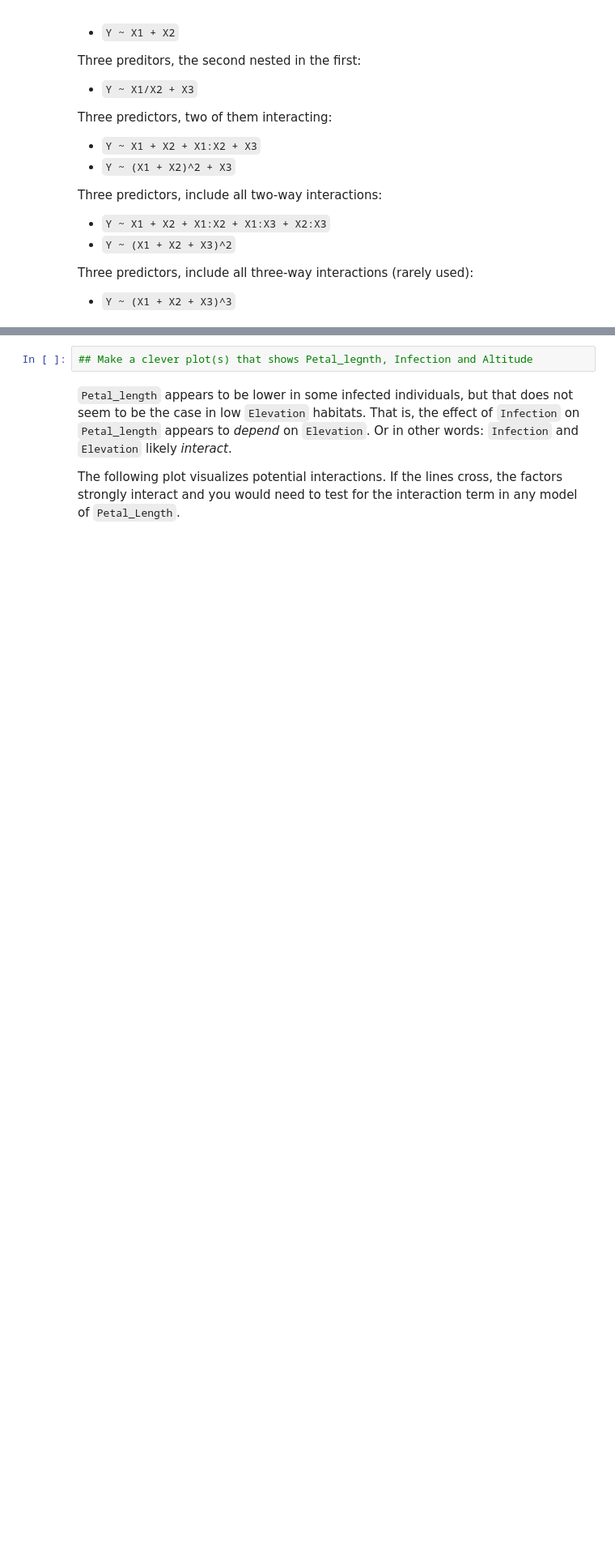
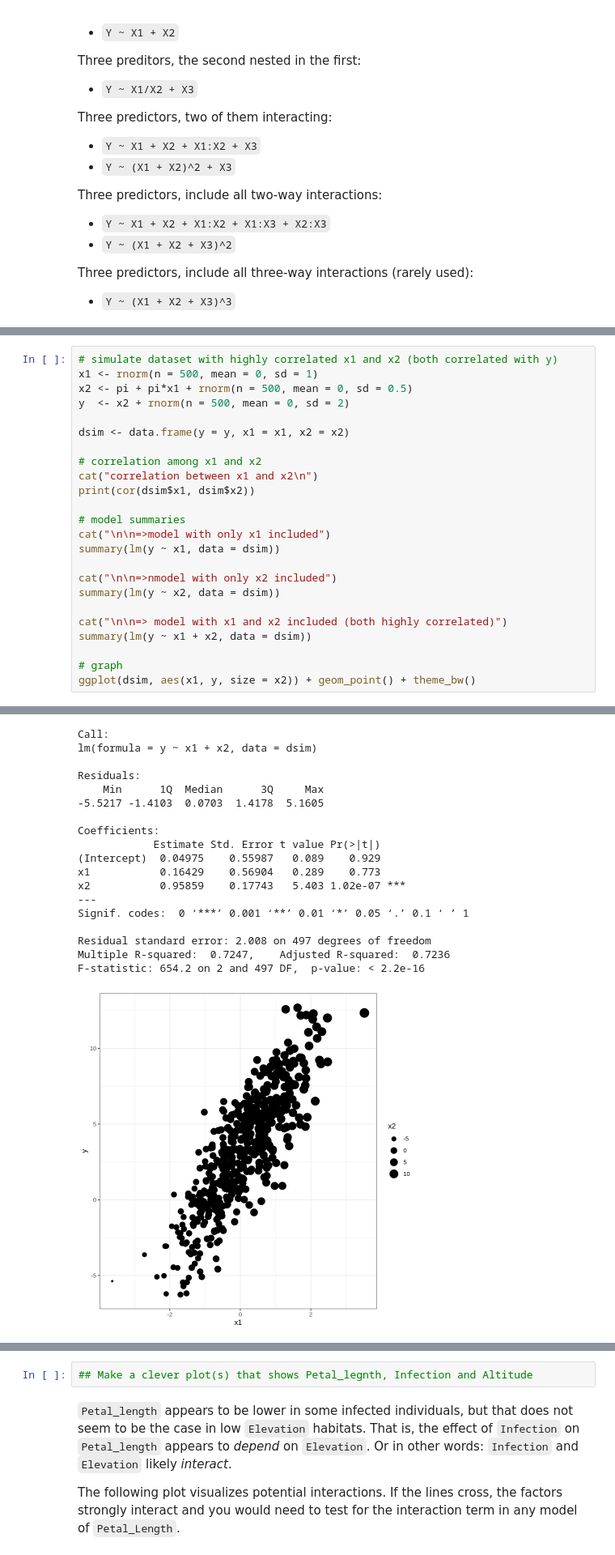
Before and after one commit to scrameri/Umweltbiologie, a Jupyter notebook: Tutorials.ipynb, the cells around one changed output, grey strips where cells are left out. Shown at 81% size. Saved outputs shown, nothing was run; the diff lists cells and outputs as text; blank space fills up the shorter version.

```diff
--- a/Tutorials.ipynb
+++ b/Tutorials.ipynb
@@ -496,0 +554,25 @@ Three predictors, include all three-way interactions (rarely used):
+# %%
+# simulate dataset with highly correlated x1 and x2 (both correlated with y)
+x1 <- rnorm(n = 500, mean = 0, sd = 1)
+x2 <- pi + pi*x1 + rnorm(n = 500, mean = 0, sd = 0.5)
+y  <- x2 + rnorm(n = 500, mean = 0, sd = 2)
+
+dsim <- data.frame(y = y, x1 = x1, x2 = x2)
+
+# correlation among x1 and x2
+cat("correlation between x1 and x2\n")
+print(cor(dsim$x1, dsim$x2))
+
+# model summaries
+cat("\n\n=>model with only x1 included")
+summary(lm(y ~ x1, data = dsim))
+
+cat("\n\n=>nmodel with only x2 included")
+summary(lm(y ~ x2, data = dsim))
+
+cat("\n\n=> model with x1 and x2 included (both highly correlated)")
+summary(lm(y ~ x1 + x2, data = dsim))
+
+# graph
+ggplot(dsim, aes(x1, y, size = x2)) + geom_point() + theme_bw()
+# %% [output]
@@ -496,0 +620,19 @@ Three predictors, include all three-way interactions (rarely used):
+Call:
+lm(formula = y ~ x1 + x2, data = dsim)
+
+Residuals:
+    Min      1Q  Median      3Q     Max
+-5.5217 -1.4103  0.0703  1.4178  5.1605
+
+Coefficients:
+            Estimate Std. Error t value Pr(>|t|)
+(Intercept)  0.04975    0.55987   0.089    0.929
+x1           0.16429    0.56904   0.289    0.773
+x2           0.95859    0.17743   5.403 1.02e-07 ***
+---
+Signif. codes:  0 ‘***’ 0.001 ‘**’ 0.01 ‘*’ 0.05 ‘.’ 0.1 ‘ ’ 1
+
+Residual standard error: 2.008 on 497 degrees of freedom
+Multiple R-squared:  0.7247,    Adjusted R-squared:  0.7236
+F-statistic: 654.2 on 2 and 497 DF,  p-value: < 2.2e-16
+[figure, added]
```
Also changed, not shown: parts of 60 cells of this notebook.
